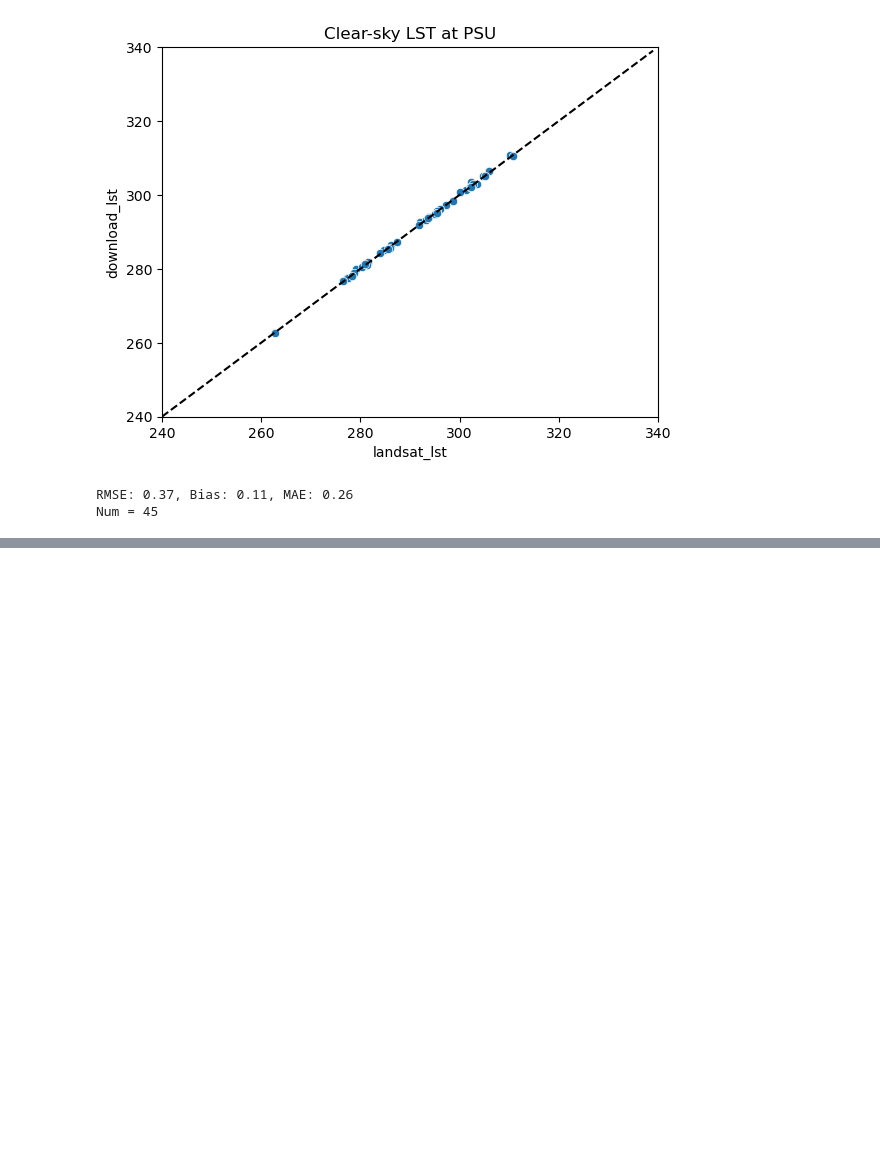
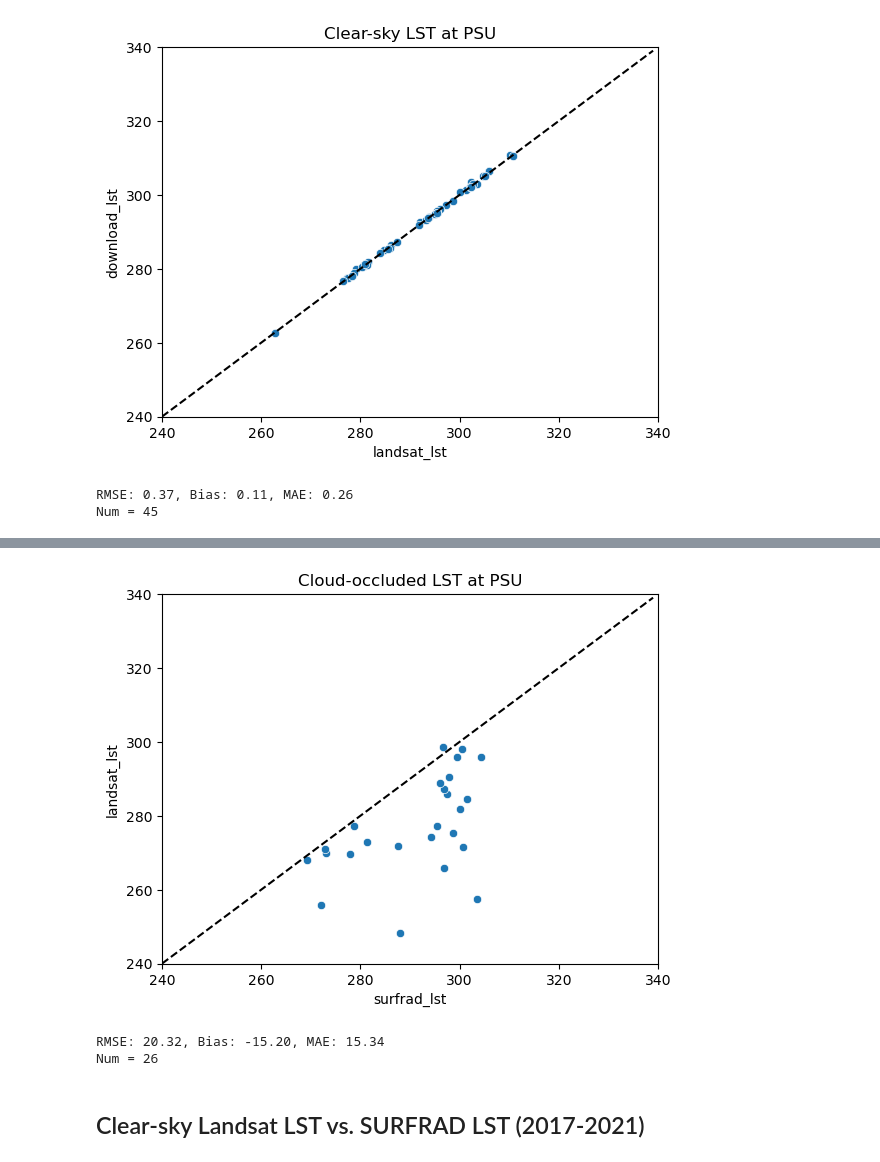
Before and after one commit to Way-Yuhao/ISLAND, a Jupyter notebook: jupyter/13 - SURFRAD Timeseries.ipynb, the cells around one changed output, grey strips where cells are left out. Saved outputs shown, nothing was run; the diff lists cells and outputs as text; code cells hidden in the pictures; blank space fills up the shorter version.

Commit message:
ISLAND vs. SURFRAD

```diff
--- a/jupyter/13 - SURFRAD Timeseries.ipynb
+++ b/jupyter/13 - SURFRAD Timeseries.ipynb
@@ -238,0 +284,33 @@ Num = 45
+# %%
+a, b =  'landsat_lst', 'surfrad_lst'
+# Filter the DataFrame
+df_filtered = df[df['condition_clear'] == False]
+df_filtered = df_filtered[df_filtered['island_lst'] > 0]
+# Create a scatter plot
+plt.figure()
+sns.scatterplot(y=a, x=b, data=df_filtered)
+# Add a dashed black line y = x
+x = range(240, 340)
+plt.plot(x, x, color='black', linestyle='--')
+# Set x and y limits
+plt.xlim(240, 340)
+plt.ylim(240, 340)
+plt.title(f'Cloud-occluded LST at {station_id}' )
+plt.show()
+
+# Compute the errors
+errors =  df_filtered[a] - df_filtered[b]
+# Compute the RMSE
+rmse = np.sqrt((errors**2).mean())
+# Compute the bias
+bias = errors.mean()
+# Compute the MAE
+mae = mean_absolute_error(df_filtered[a], df_filtered[b])
+print(f"RMSE: {rmse:.2f}, Bias: {bias:.2f}, MAE: {mae:.2f}")
+print('Num =', len(df_filtered))
+# %% [output]
+[figure, added]
+RMSE: 20.32, Bias: -15.20, MAE: 15.34
+Num = 26
+# %% [markdown]
+## Clear-sky Landsat LST vs. SURFRAD LST (2017-2021)
```
Also changed, not shown: parts of 9 cells of this notebook, 3 other files.
